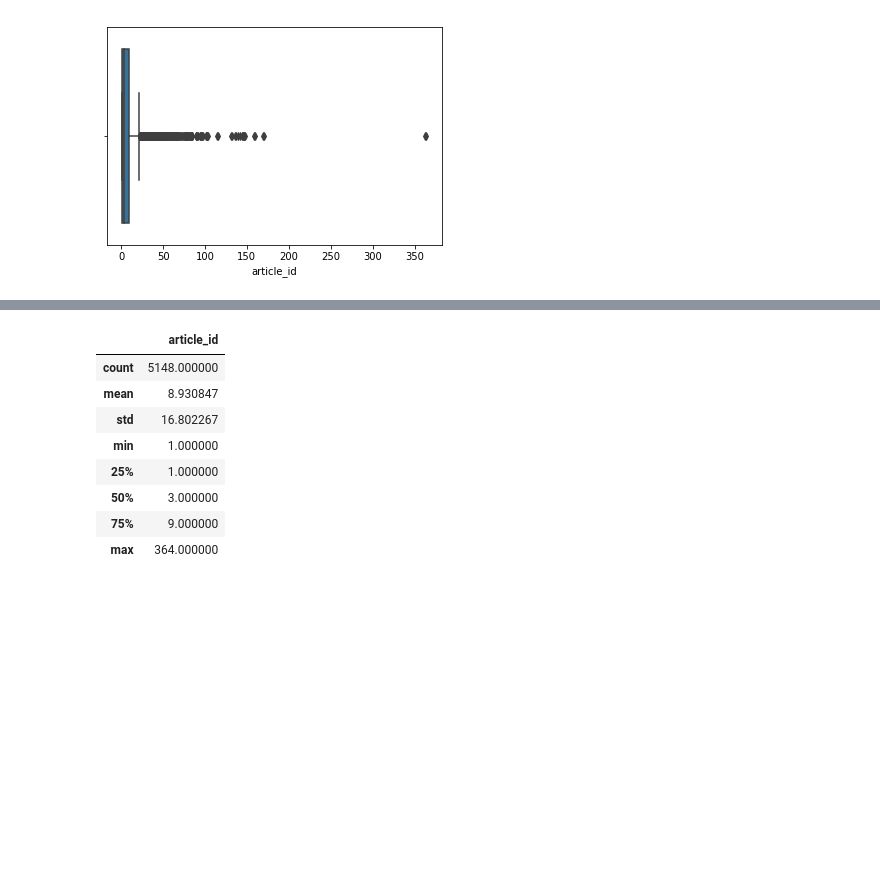
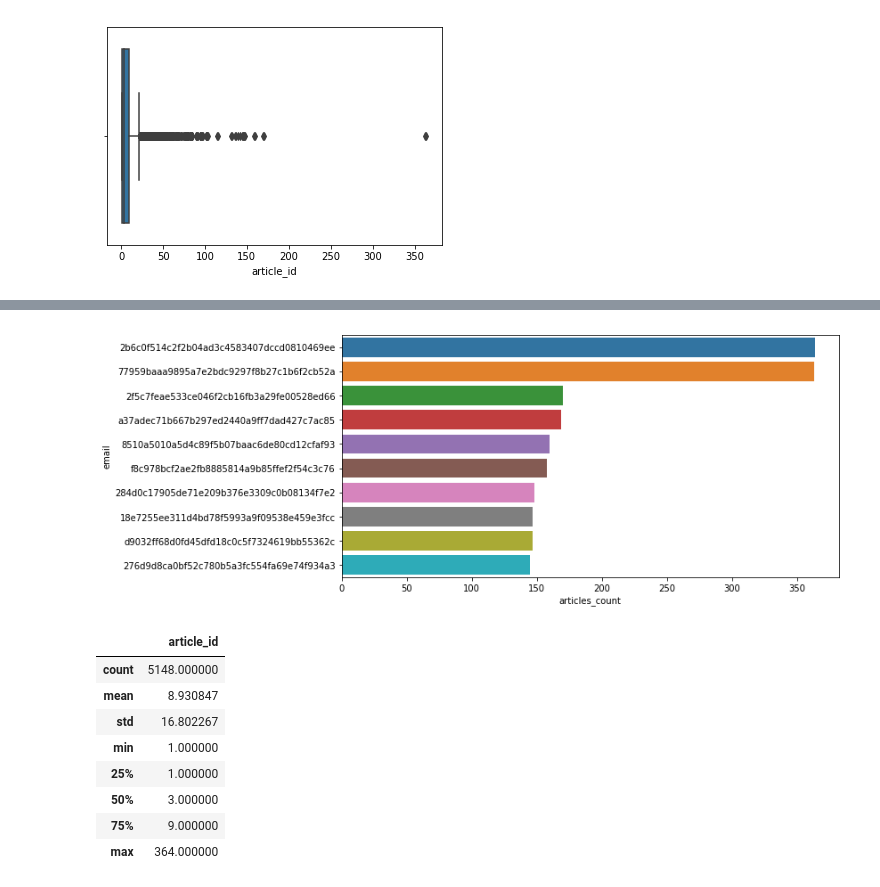
Before and after one commit to a-scaravelli/Reccomandetions-on-IBM, a Jupyter notebook: Recommendations_with_IBM.ipynb, the cells around one changed output, grey strips where cells are left out. Saved outputs shown, nothing was run; the diff lists cells and outputs as text; code cells hidden in the pictures; blank space fills up the shorter version.

```diff
--- a/Recommendations_with_IBM.ipynb
+++ b/Recommendations_with_IBM.ipynb
@@ -70,3 +73,7 @@ import seaborn as sns
 ax = sns.boxplot(x=df_user_grouped["article_id"])
 # %% [output]
 [figure]
+# %%
+usr_interact = df.groupby(['email']).size().reset_index(name='articles_count')
+usr_interact = usr_interact.sort_values(by= 'articles_count', ascending=False)
+usr_interact.head(10)
@@ -73,3 +92,10 @@ ax = sns.boxplot(x=df_user_grouped["article_id"])
+# %%
+plt.figure(figsize=(10, 5))
+sns.barplot(x= 'articles_count', y = 'email', data= usr_interact,order=usr_interact.sort_values(by='articles_count',ascending=False).email[:10])
+
+plt.show()
+# %% [output]
+[figure, added]
 # %%
 df_user_grouped.describe()
 # %% [output]
```
Also changed, not shown: parts of 10 cells of this notebook, 1 other file.
